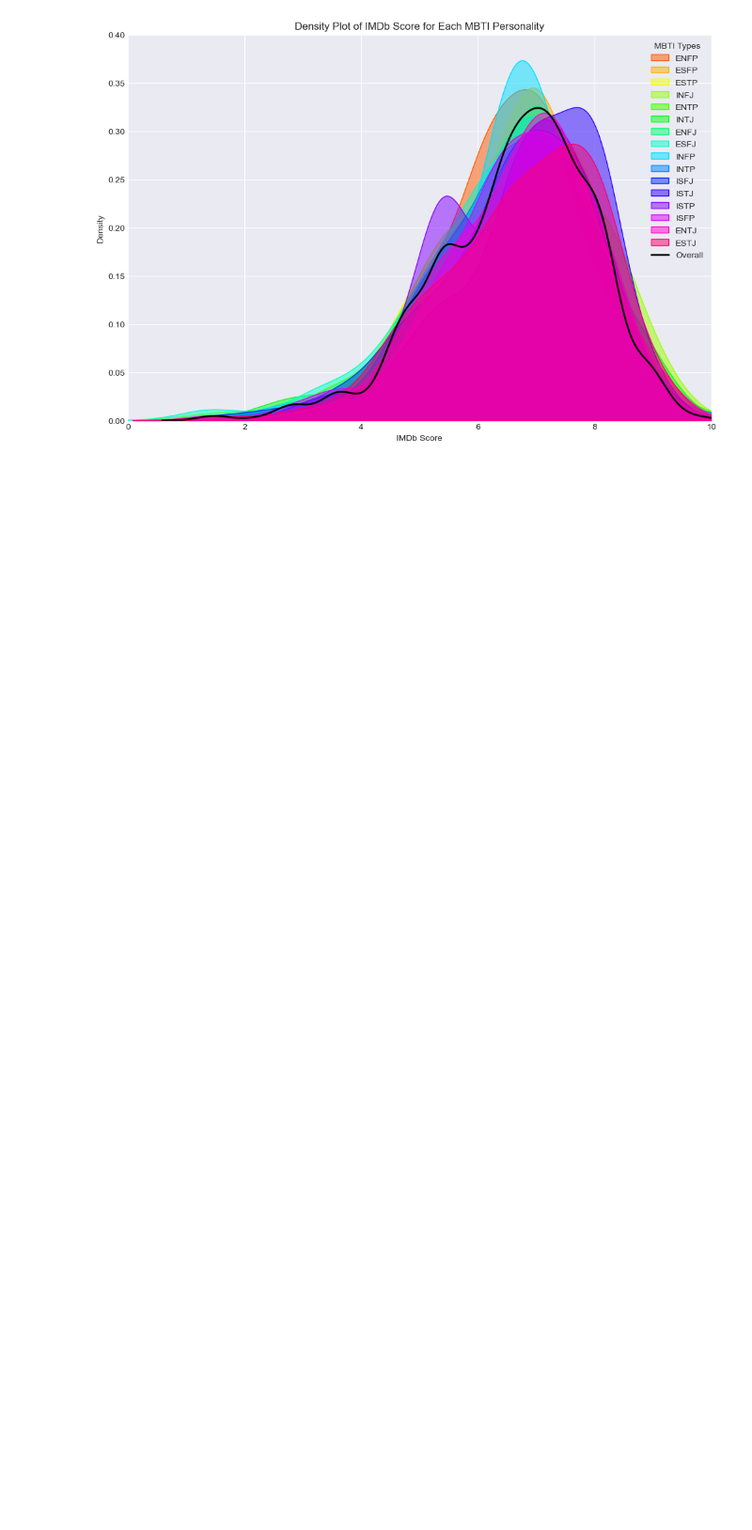
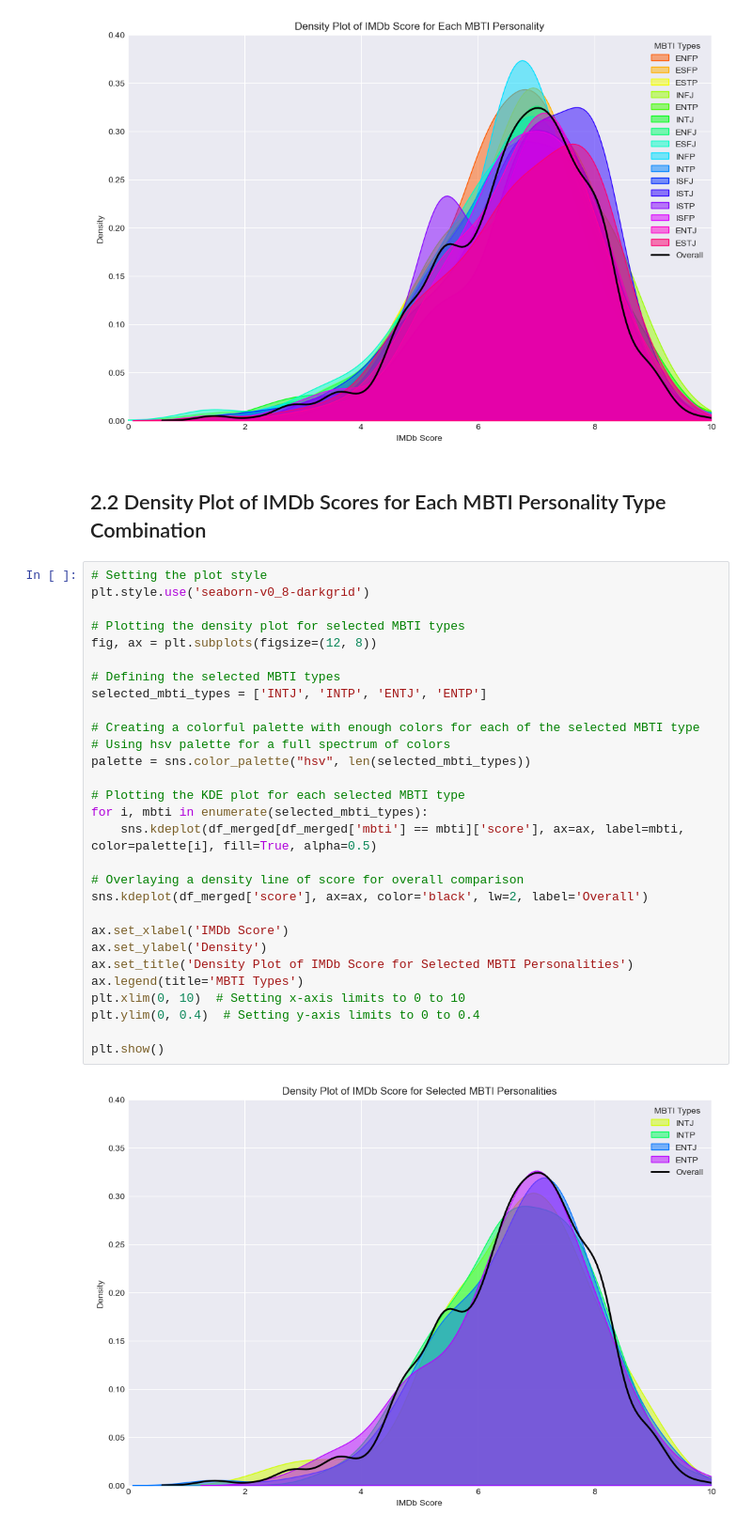
Before and after one commit to Xiaotong1120/Exploratory-Data-Analysis-on-Movie-Characters-MBTI-Personality-Types-, a Jupyter notebook: mbti_scores_analysis.ipynb, the cells around one changed output. Shown at 94% size. Cells and saved outputs as stored; diff of their text form; blank space fills up the shorter version.

Commit message:
Revise the Code and Delete Unnecessary Plots

```diff
--- a/mbti_scores_analysis.ipynb
+++ b/mbti_scores_analysis.ipynb
@@ -68,3 +63,36 @@ plt.ylim(0, 0.4)  # Setting y-axis limits to 0 to 0.4
 plt.show()
 # %% [output]
 [figure]
+# %% [markdown]
+## 2.2 Density Plot of IMDb Scores for Each MBTI Personality Type Combination
+# %%
+# Setting the plot style
+plt.style.use('seaborn-v0_8-darkgrid')
+
+# Plotting the density plot for selected MBTI types
+fig, ax = plt.subplots(figsize=(12, 8))
+
+# Defining the selected MBTI types
+selected_mbti_types = ['INTJ', 'INTP', 'ENTJ', 'ENTP']
+
+# Creating a colorful palette with enough colors for each of the selected MBTI type
+# Using hsv palette for a full spectrum of colors
+palette = sns.color_palette("hsv", len(selected_mbti_types))
+
+# Plotting the KDE plot for each selected MBTI type
+for i, mbti in enumerate(selected_mbti_types):
+    sns.kdeplot(df_merged[df_merged['mbti'] == mbti]['score'], ax=ax, label=mbti, color=palette[i], fill=True, alpha=0.5)
+
+# Overlaying a density line of score for overall comparison
+sns.kdeplot(df_merged['score'], ax=ax, color='black', lw=2, label='Overall')
+
+ax.set_xlabel('IMDb Score')
+ax.set_ylabel('Density')
+ax.set_title('Density Plot of IMDb Score for Selected MBTI Personalities')
+ax.legend(title='MBTI Types')
+plt.xlim(0, 10)  # Setting x-axis limits to 0 to 10
+plt.ylim(0, 0.4)  # Setting y-axis limits to 0 to 0.4
+
+plt.show()
+# %% [output]
+[figure, added]
```
Also changed, not shown: parts of 63 cells of this notebook.
